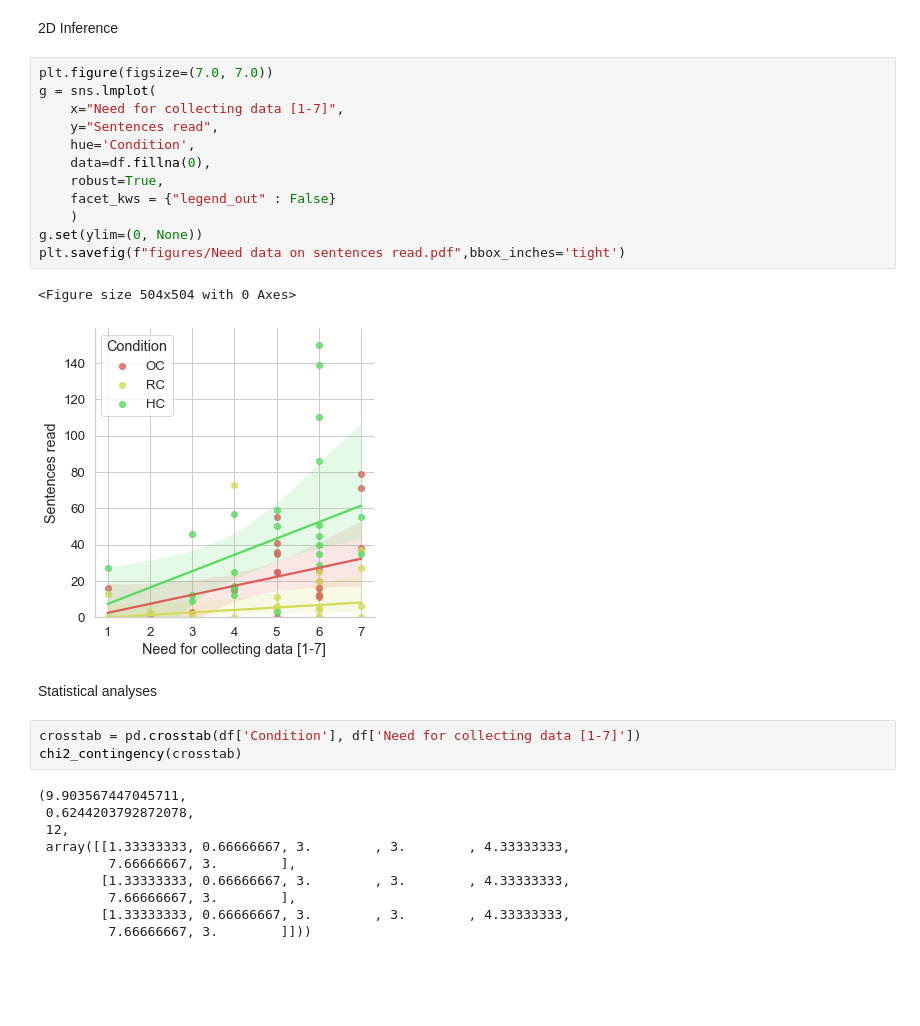
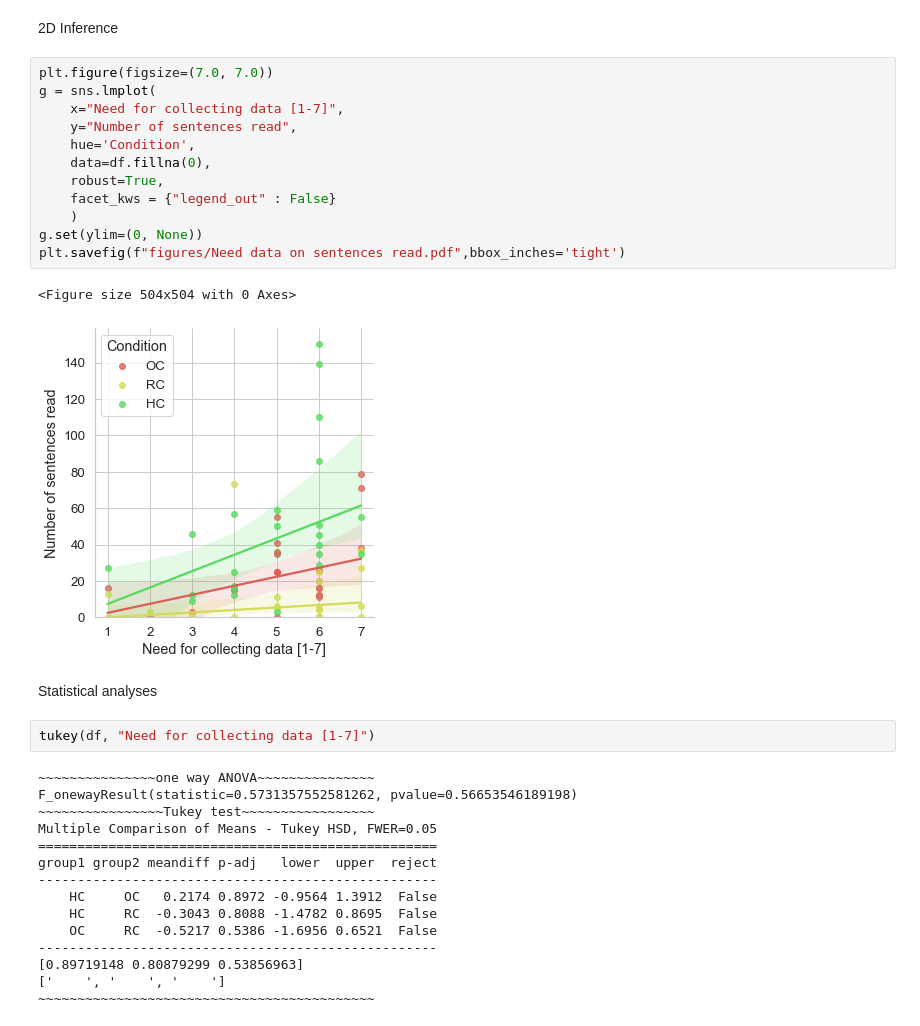
Before and after one commit to Joao-Tiago-Almeida/HRI2023---Conference-Paper, a Jupyter notebook: main.ipynb, the cells around one changed output. Cells and saved outputs as stored; diff of their text form; blank space fills up the shorter version.

```diff
--- a/main.ipynb
+++ b/main.ipynb
@@ -404,30 +414,34 @@ chi2_contingency(crosstab)
 # %%
 plt.figure(figsize=(7.0, 7.0))
 g = sns.lmplot(
     x="Need for collecting data [1-7]",
-    y="Sentences read",
+    y="Number of sentences read",
     hue='Condition',
     data=df.fillna(0),
     robust=True,
     facet_kws = {"legend_out" : False}
     )
 g.set(ylim=(0, None))
 plt.savefig(f"figures/Need data on sentences read.pdf",bbox_inches='tight')
 # %% [output]
 <Figure size 504x504 with 0 Axes>
-[figure, old version]
+[figure, new version]
 # %% [markdown]
 Statistical analyses
 # %%
-crosstab = pd.crosstab(df['Condition'], df['Need for collecting data [1-7]'])
-chi2_contingency(crosstab)
+tukey(df, "Need for collecting data [1-7]")
 # %% [output]
-(9.903567447045711,
- 0.6244203792872078,
- 12,
- array([[1.33333333, 0.66666667, 3.        , 3.        , 4.33333333,
-         7.66666667, 3.        ],
-        [1.33333333, 0.66666667, 3.        , 3.        , 4.33333333,
-         7.66666667, 3.        ],
-        [1.33333333, 0.66666667, 3.        , 3.        , 4.33333333,
-         7.66666667, 3.        ]]))
+~~~~~~~~~~~~~~~one way ANOVA~~~~~~~~~~~~~~~
+F_onewayResult(statistic=0.5731357552581262, pvalue=0.56653546189198)
+~~~~~~~~~~~~~~~~Tukey test~~~~~~~~~~~~~~~~~
+Multiple Comparison of Means - Tukey HSD, FWER=0.05
+===================================================
+group1 group2 meandiff p-adj   lower  upper  reject
+---------------------------------------------------
+    HC     OC   0.2174 0.8972 -0.9564 1.3912  False
+    HC     RC  -0.3043 0.8088 -1.4782 0.8695  False
+    OC     RC  -0.5217 0.5386 -1.6956 0.6521  False
+---------------------------------------------------
+[0.89719148 0.80879299 0.53856963]
+['    ', '    ', '    ']
+~~~~~~~~~~~~~~~~~~~~~~~~~~~~~~~~~~~~~~~~~~~
```
Also changed, not shown: parts of 13 cells of this notebook, 9 other files.
